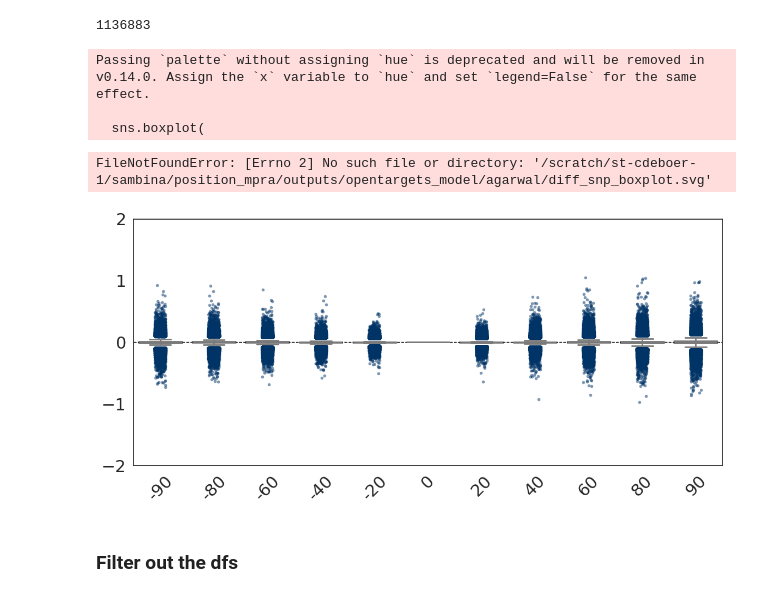
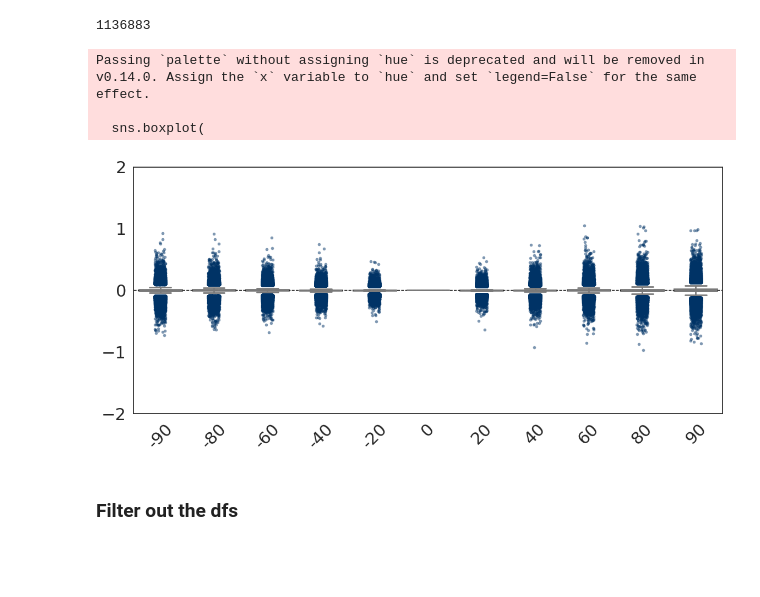
Before and after one commit to de-Boer-Lab/position-mpra, a Jupyter notebook: src/2-opentargets_model_variant_effect/plot_agarwal.ipynb, the cells around one changed output. Cells and saved outputs as stored; diff of their text form; code cells hidden in the pictures; blank space fills up the shorter version.

```diff
--- a/src/2-opentargets_model_variant_effect/plot_agarwal.ipynb
+++ b/src/2-opentargets_model_variant_effect/plot_agarwal.ipynb
@@ -179,36 +180,35 @@ strip = sns.stripplot(
     color='#003366',   # Deep navy blue
     alpha=0.5,
     jitter=True,
     size=4,
     ax=ax
 )
 
 # Rasterize only the outlier dots
 for coll in strip.collections:
     coll.set_rasterized(True)
 
 # Add baseline and style
 ax.set_ylim(-2, 2)
 ax.axhline(0, color='black', linestyle='--', linewidth=1)
 ax.set_ylabel('')
 ax.set_xlabel('')
 plt.xticks(rotation=45)
 plt.tight_layout()
 
 # Save to SVG
 plt.savefig(
-    "/scratch/st-cdeboer-1/sambina/position_mpra/outputs/opentargets_model/agarwal/diff_snp_boxplot.svg",
+    "/scratch/st-cdeboer-1/sambina/position_mpra/outputs/2-opentargets_model_variant_effect/agarwal/diff_snp_boxplot.svg",
     format='svg',
     dpi=300
 )
 
 plt.show()
 # %% [output]
 Passing `palette` without assigning `hue` is deprecated and will be removed in v0.14.0. Assign the `x` variable to `hue` and set `legend=False` for the same effect.
 
   sns.boxplot(
-FileNotFoundError: [Errno 2] No such file or directory: '/scratch/st-cdeboer-1/sambina/position_mpra/outputs/opentargets_model/agarwal/diff_snp_boxplot.svg'
-[figure, old version]
+[figure, new version]
 # %% [markdown]
 ### Filter out the dfs
 # %%
```
Also changed, not shown: parts of 3 cells of this notebook, 36 other files.
